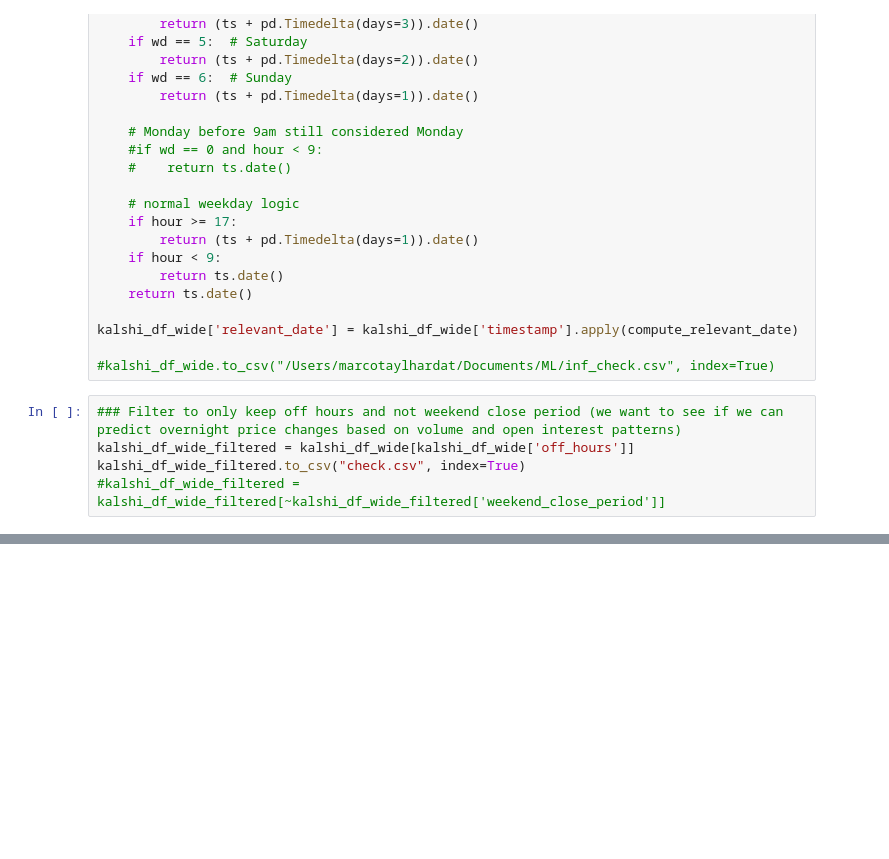
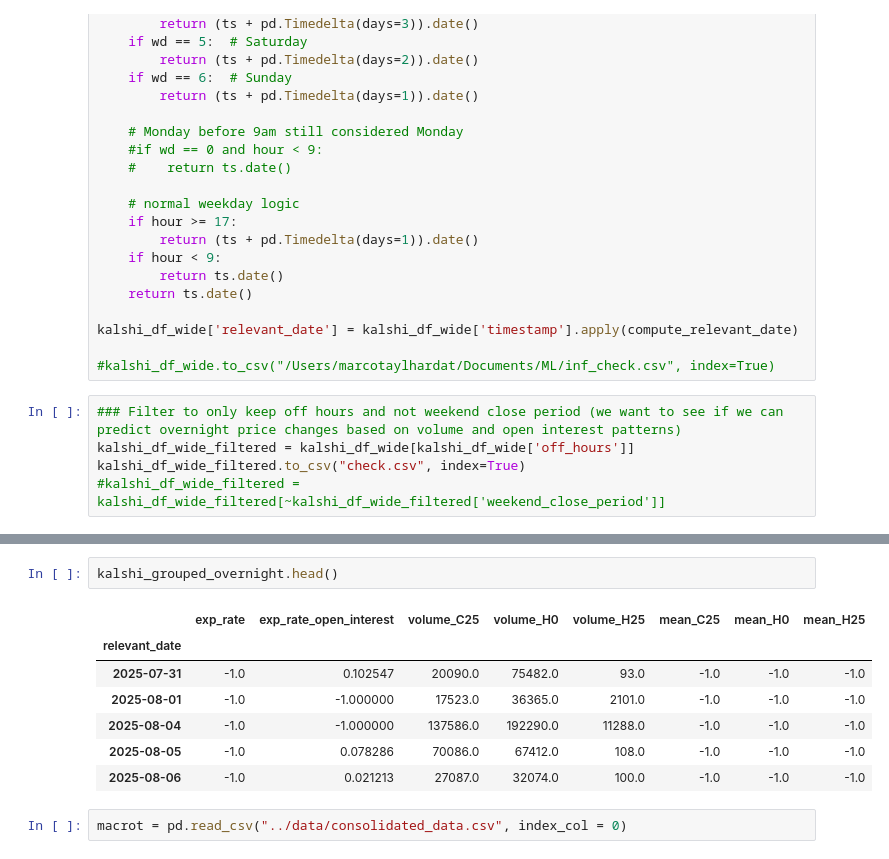
Before and after one commit to bradleyvance23/eco395-ml-midterm-kalshi, a Jupyter notebook: notebooks/clean_kalshi_api.ipynb, the cells around one changed output, grey strips where cells are left out. Saved outputs shown, nothing was run; the diff lists cells and outputs as text; blank space fills up the shorter version.

```diff
--- a/notebooks/clean_kalshi_api.ipynb
+++ b/notebooks/clean_kalshi_api.ipynb
@@ -271,0 +273,12 @@ relevant_date
+# %%
+kalshi_grouped_overnight.head()
+# %% [output]
+|  | exp_rate | exp_rate_open_interest | volume_C25 | volume_H0 | volume_H25 | mean_C25 | mean_H0 | mean_H25 |
+| relevant_date |  |  |  |  |  |  |  |  |
+| 2025-07-31 | -1.0 | 0.102547 | 20090.0 | 75482.0 | 93.0 | -1.0 | -1.0 | -1.0 |
+| 2025-08-01 | -1.0 | -1.000000 | 17523.0 | 36365.0 | 2101.0 | -1.0 | -1.0 | -1.0 |
+| 2025-08-04 | -1.0 | -1.000000 | 137586.0 | 192290.0 | 11288.0 | -1.0 | -1.0 | -1.0 |
+| 2025-08-05 | -1.0 | 0.078286 | 70086.0 | 67412.0 | 108.0 | -1.0 | -1.0 | -1.0 |
+| 2025-08-06 | -1.0 | 0.021213 | 27087.0 | 32074.0 | 100.0 | -1.0 | -1.0 | -1.0 |
+# %%
+macrot = pd.read_csv("../data/consolidated_data.csv", index_col = 0)
```
Also changed, not shown: parts of 13 cells of this notebook, 15 other files.
